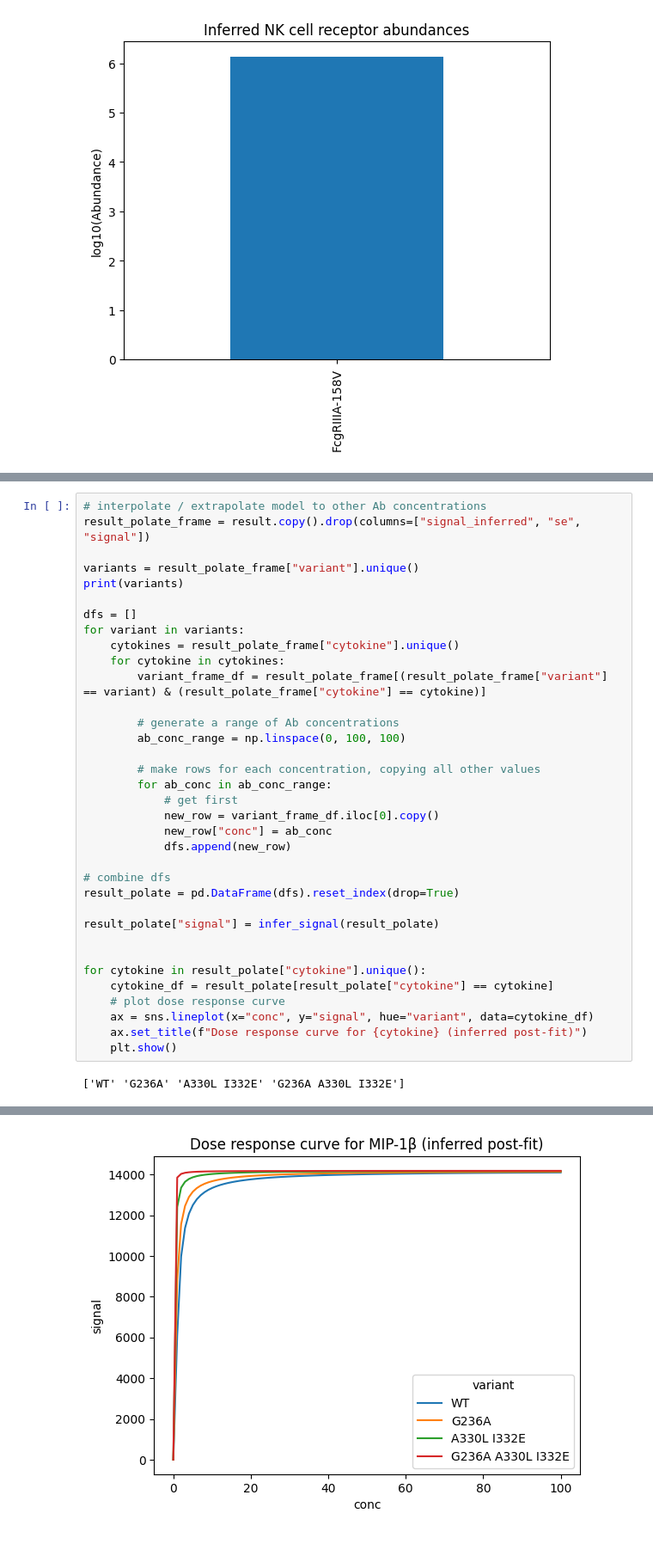
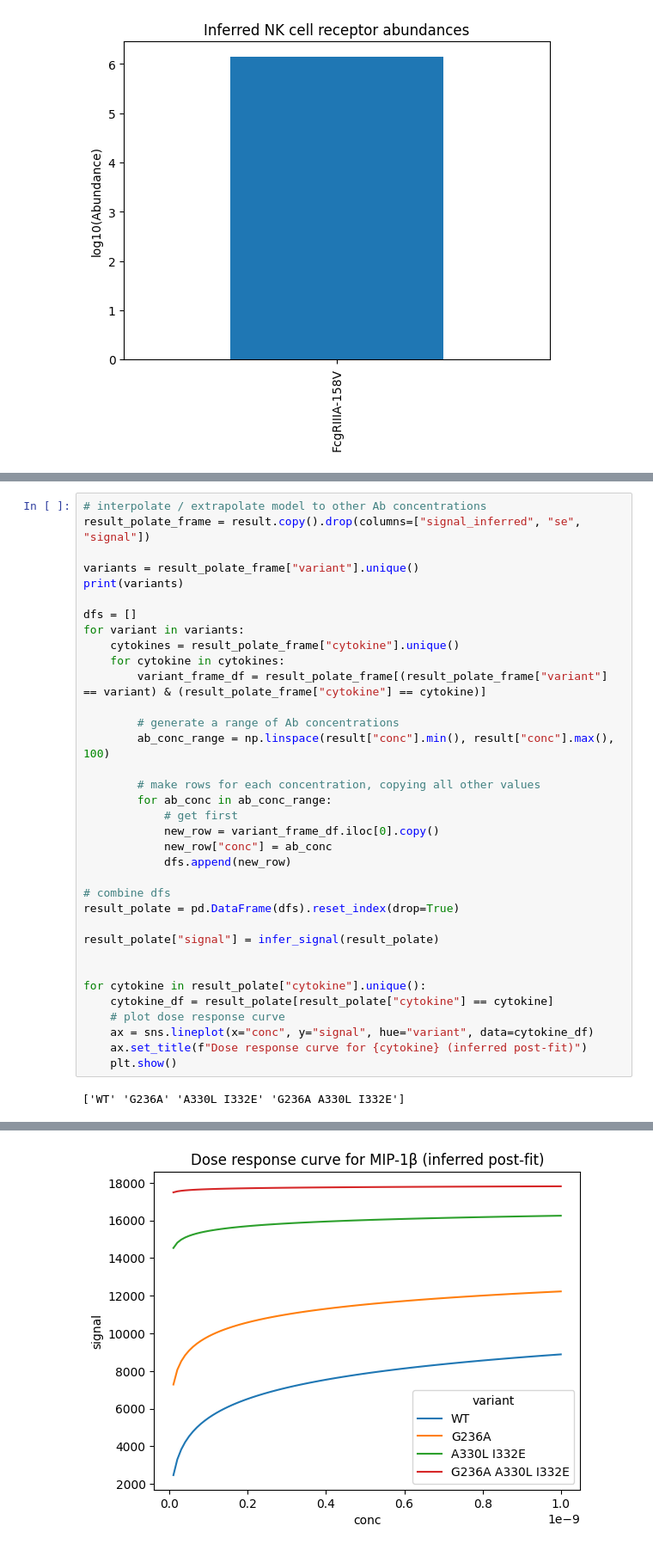
Before and after one commit to meyer-lab/cetuximab-binding-model, a Jupyter notebook: run.ipynb, the cells around one changed output, grey strips where cells are left out. Shown at 86% size. Drawn from its saved outputs; the diff is of its cells as text.

```diff
--- a/run.ipynb
+++ b/run.ipynb
@@ -132,7 +127,7 @@ for variant in variants:
         variant_frame_df = result_polate_frame[(result_polate_frame["variant"] == variant) & (result_polate_frame["cytokine"] == cytokine)]
 
         # generate a range of Ab concentrations
-        ab_conc_range = np.linspace(0, 100, 100)
+        ab_conc_range = np.linspace(result["conc"].min(), result["conc"].max(), 100)
 
         # make rows for each concentration, copying all other values
         for ab_conc in ab_conc_range:
@@ -159,4 +154,4 @@ for cytokine in result_polate["cytokine"].unique():
-[figure, old version]
+[figure, new version]
 # %%
 # overlay real data
 
```
Also changed, not shown: parts of 8 cells of this notebook.
